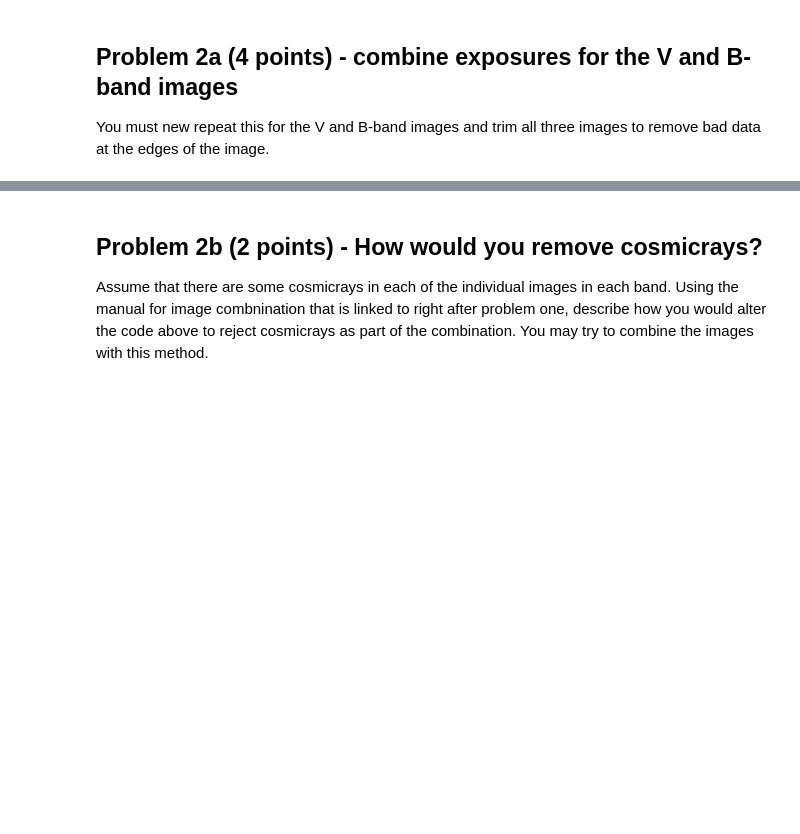
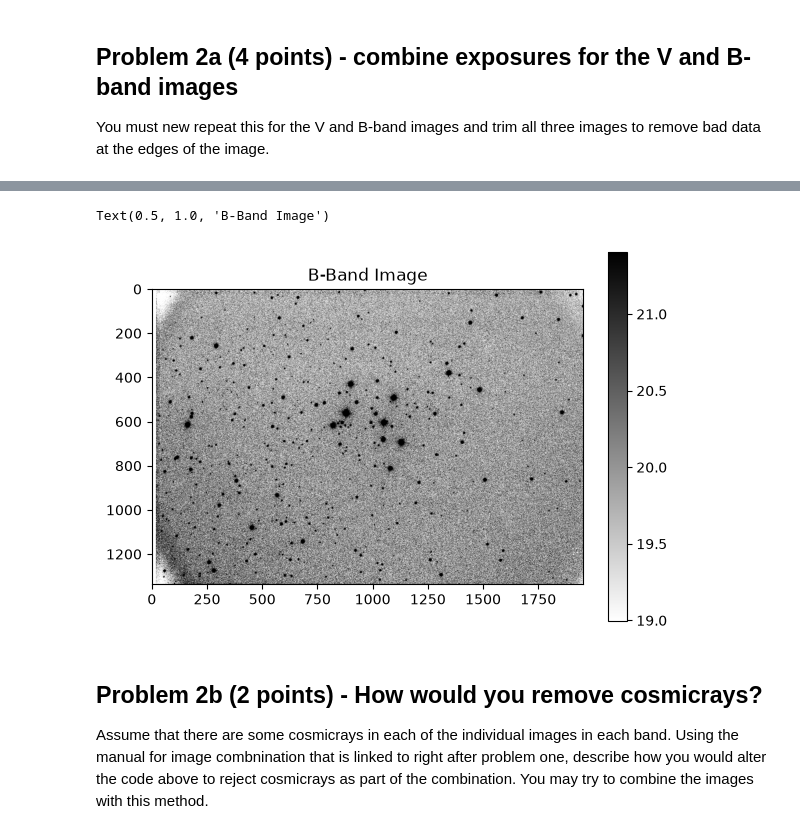
Before and after one commit to pbhakta04/Reductionproject_student, a Jupyter notebook: cluster_photometry_student.ipynb, the cells around one changed output, grey strips where cells are left out. Saved outputs shown, nothing was run; the diff lists cells and outputs as text; code cells hidden in the pictures; blank space fills up the shorter version.

```diff
--- a/cluster_photometry_student.ipynb
+++ b/cluster_photometry_student.ipynb
@@ -247,0 +277,21 @@ You must new repeat this for the V and B-band images and trim all three images t
+# %%
+#*********************
+#repeat for the B-band images
+reprojected_b = []
+
+bimage, bheader = fits.getdata(bimage_list[0], header = True) #this is going to be the target image for the b-band images
+target_wcs_b = WCS(header)
+
+for image_name in bimage_list: #this loops through the entire list of b-band images
+    img = CCDData.read(image_name) #
+    new_image = wcs_project(img, target_wcs_b)
+    reprojected_b.append(new_image) #the reprojected images in the list
+
+combiner = Combiner(reprojected_b) #comines all the images into a singular image
+stacked_image = combiner.average_combine()
+
+fits.writeto('M29B.fits',stacked_image,overwrite=True,header=bheader) #saves the combined image
+plt.figure()
+imdisplay(stacked_image) #displays the image
+plt.title('B-Band Image') #titles the figure
+# %% [output]
@@ -248,3 +309,5 @@ You must new repeat this for the V and B-band images and trim all three images t
+Text(0.5, 1.0, 'B-Band Image')
+[figure, added]
 # %% [markdown]
 ## Problem 2b (2 points) - How would you remove cosmicrays?
 
```
Also changed, not shown: parts of 12 cells of this notebook.
